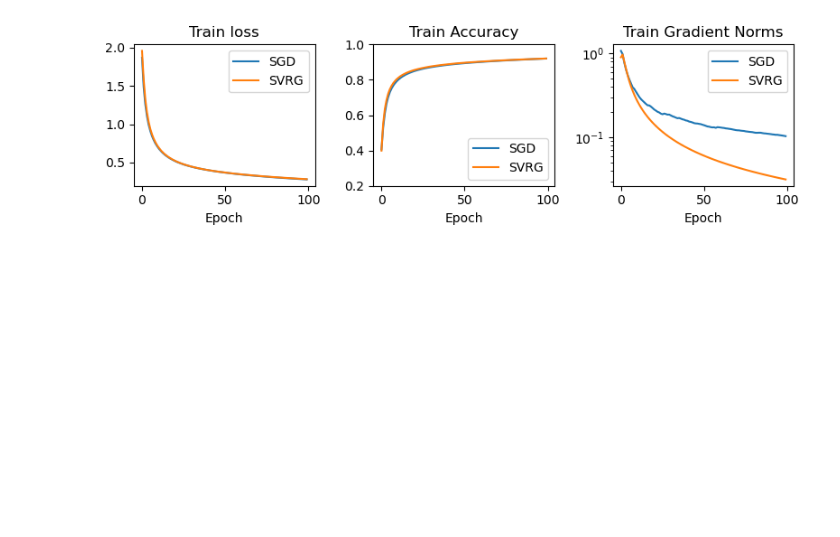
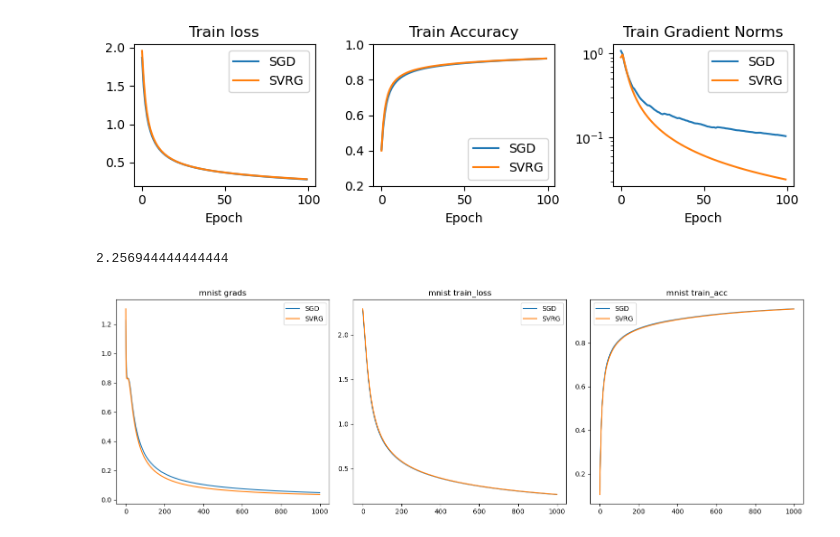
Before and after one commit to TianXie1999/PP_SVRG, a Jupyter notebook: plot_res.ipynb, the cells around one changed output. Saved outputs shown, nothing was run; the diff lists cells and outputs as text; code cells hidden in the pictures; blank space fills up the shorter version.

```diff
--- a/plot_res.ipynb
+++ b/plot_res.ipynb
@@ -137,3 +163,51 @@ def plot_train_stats(train_loss_1, train_acc_1, train_grad_norms_1, train_loss_2
 plot_train_stats(train_loss_sgd, train_acc_sgd, grads_sgd, train_loss_svrg, train_acc_svrg, grads_svrg, "plots")
 # %% [output]
 [figure]
+# %%
+# test the model latency
+latency = 10
+batchsize = 256
+n = 50000
+n_batches = n // batchsize
+one_epoch_time = n_batches * latency
+epochs = 100
+print(one_epoch_time * epochs / 3600 /24, "days")
+# %% [output]
+2.256944444444444
+# %%
+# SGD result check
+sgd_mnist_path = "/home/zhu.3723/code/project/PP_SVRG/outputs/20250121-161048_SGD_one_layer_Temperature5.0_lr0.003"
+svrg_mnist_path = "/home/zhu.3723/code/project/PP_SVRG/outputs/20250121-161058_SVRG_one_layer_Temperature5.0_lr0.003"
+import pandas as pd
+import os
+df1 = pd.read_csv(os.path.join(sgd_mnist_path, "train_stats.csv"))
+df2 = pd.read_csv(os.path.join(svrg_mnist_path, "train_stats.csv"))
+# %%
+import matplotlib.pyplot as plt
+
+def plot_columns(columns, df1, df2, title=None, slice=None):
+    if slice:
+        df1 = df1[:slice]
+        df2 = df2[:slice]
+
+    fig, axes = plt.subplots(1, len(columns), figsize=(15, 5))
+
+
+    if len(columns) == 1:
+        axes = [axes]
+
+    for i, column in enumerate(columns):
+        axes[i].plot(df1[column], label="SGD")
+        axes[i].plot(df2[column], label="SVRG")
+        axes[i].legend()
+        if title:
+            axes[i].set_title(title + " " + column)
+
+    plt.tight_layout()
+
+    plt.show()
+
+
+plot_columns(["grads", "train_loss", "train_acc"], df1, df2, 'mnist')
+# %% [output]
+[figure, added]
```
Also changed, not shown: parts of 13 cells of this notebook, 16 other files.
